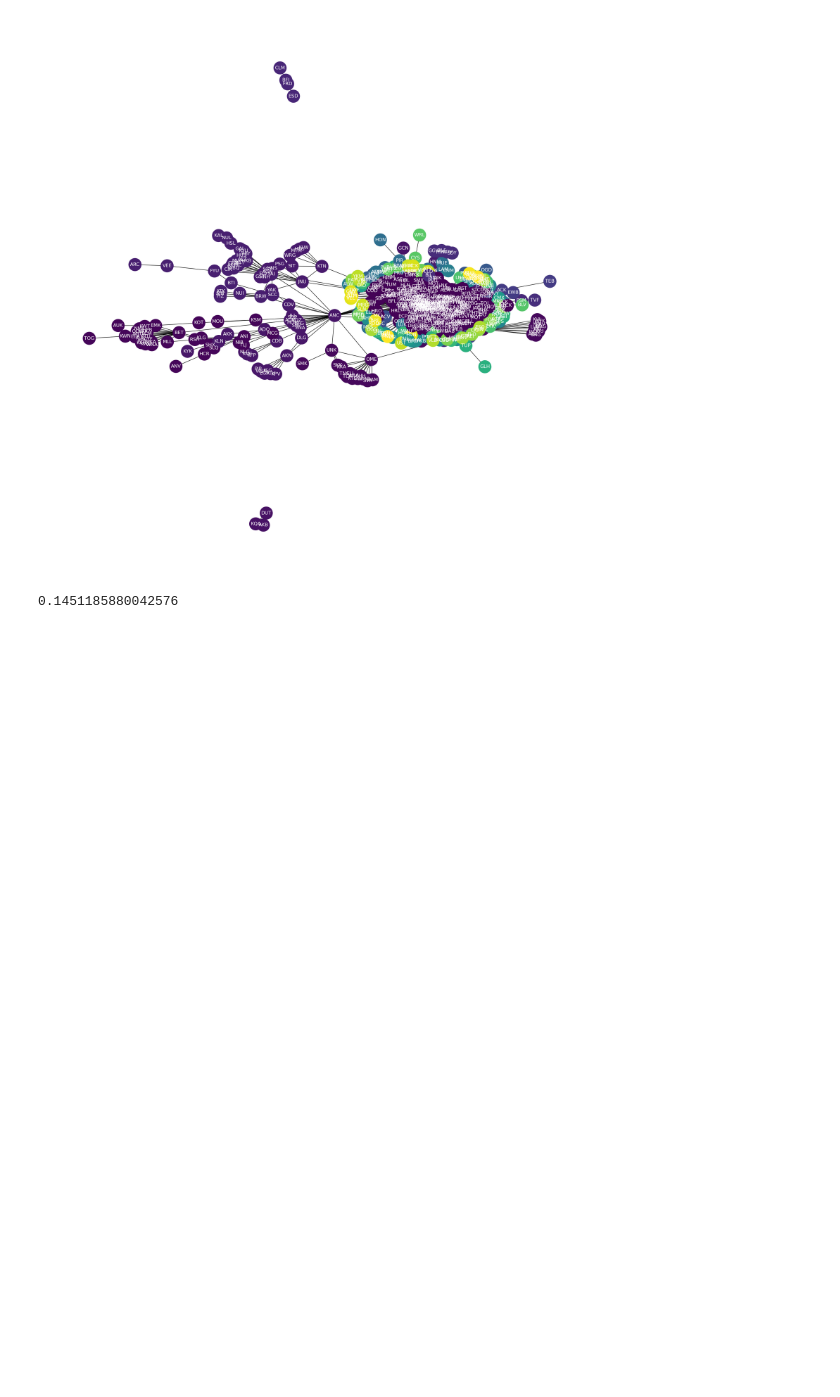
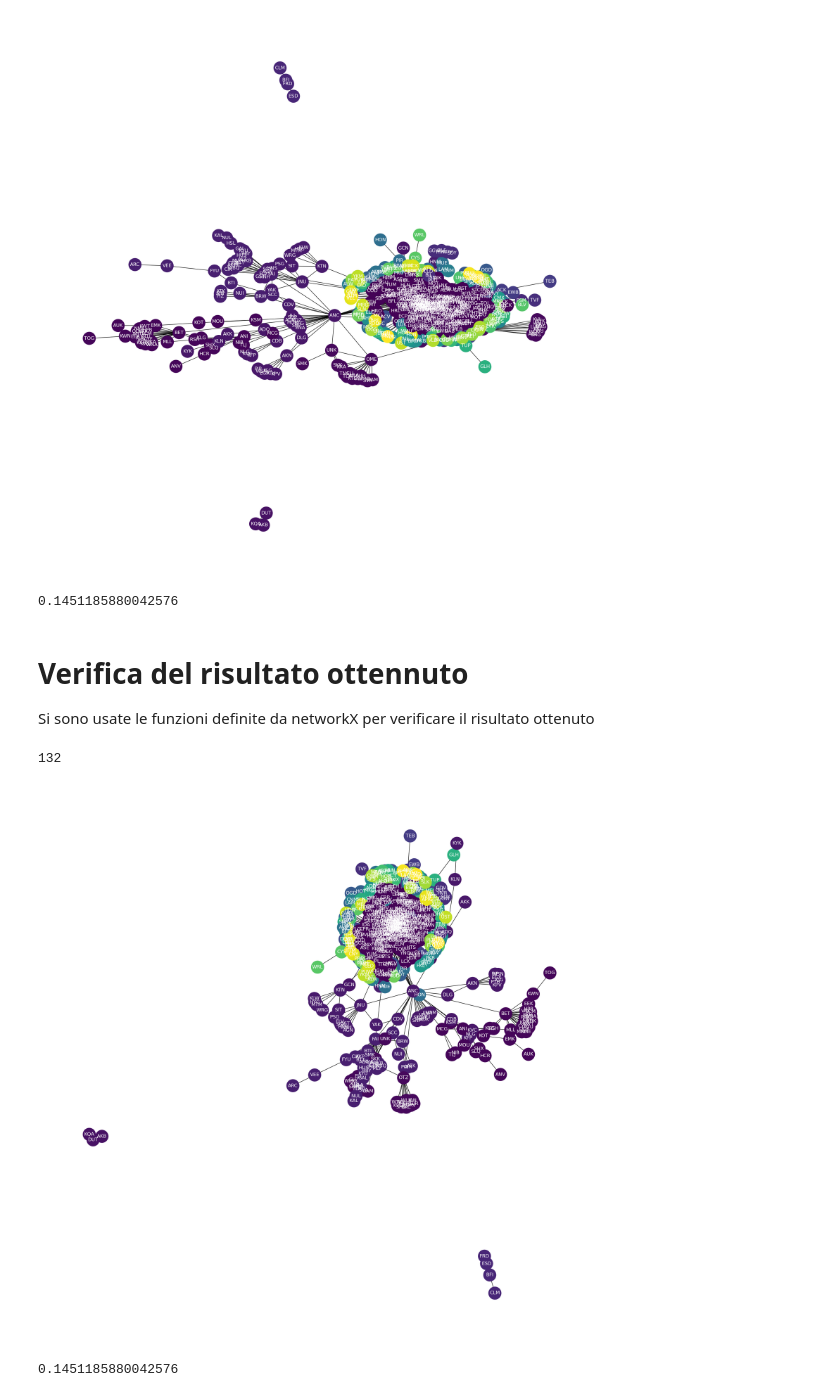
Before and after one commit to Rick8998/ProgettoNetworkScience, a Jupyter notebook: comunità_usa.ipynb, the cells around one changed output. Drawn from its saved outputs; the diff is of its cells as text; code cells hidden in the pictures; blank space fills up the shorter version.

```diff
--- a/comunità_usa.ipynb
+++ b/comunità_usa.ipynb
@@ -70,3 +70,27 @@ nx.draw(G, node_size=1000 , with_labels=True, node_color=node_colors, font_color
 nx.community.quality.modularity(G, best_partition)
 # %% [output]
 0.1451185880042576
+# %% [markdown]
+# Verifica del risultato ottennuto
+
+Si sono usate le funzioni definite da networkX per verificare il risultato ottenuto
+# %%
+partition_sequence = nx.community.girvan_newman(G)
+# %%
+best_partition = max(partition_sequence, key=my_modularity)
+# %%
+print(len(best_partition))
+# %% [output]
+132
+# %%
+best_partition_map = create_partition_map(best_partition)
+
+node_colors = [best_partition_map[n] for n in G.nodes()]
+fig, ax = plt.subplots(figsize=(25, 25))
+nx.draw(G, node_size=1000 , with_labels=True, node_color=node_colors, font_color="white")
+# %% [output]
+[figure, added]
+# %%
+nx.community.quality.modularity(G, best_partition)
+# %% [output]
+0.1451185880042576
```
Also changed, not shown: 2 other files.
